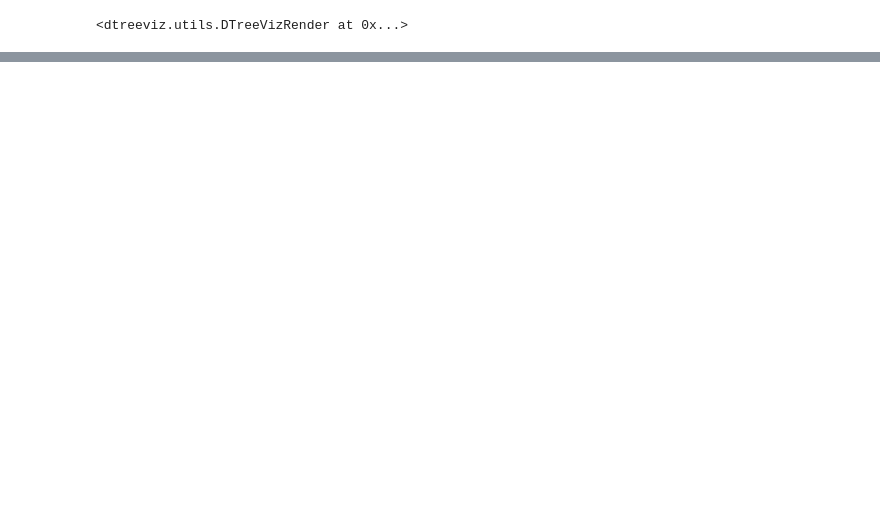
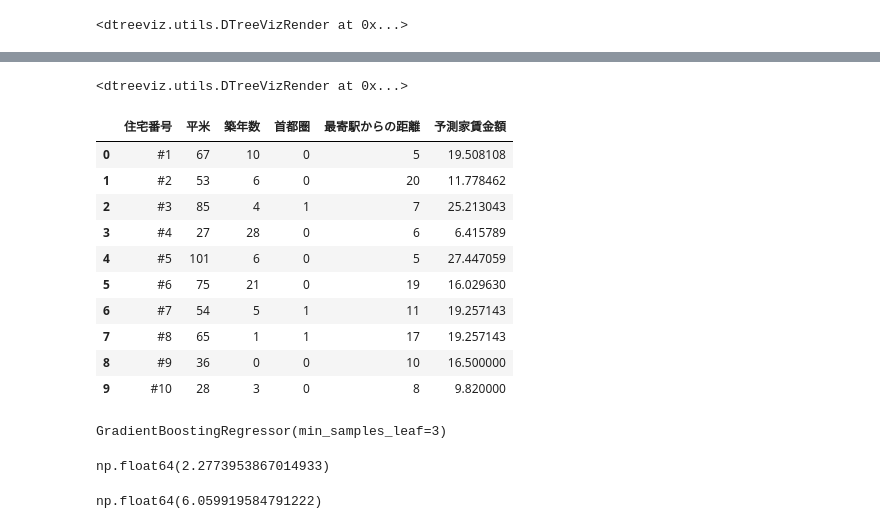
Before and after one commit to itsukikawamu/practice_python, a Jupyter notebook: src/supervised_learning/super_learning.ipynb, the cells around one changed output, grey strips where cells are left out. Saved outputs shown, nothing was run; the diff lists cells and outputs as text; code cells hidden in the pictures; blank space fills up the shorter version.

```diff
--- a/src/supervised_learning/super_learning.ipynb
+++ b/src/supervised_learning/super_learning.ipynb
@@ -61,0 +156,9 @@ viz.view(scale=1.5)
+# %%
+df_reg = pd.read_excel("家賃データ.xlsx", index_col="住宅番号")
+
+X = df_reg[["平米", "築年数", "首都圏", "最寄駅からの距離"]]
+y = df_reg["Result"]
+X_train, X_test, y_train, y_test = train_test_split(
+    X, y, test_size=0.3
+)
+df_reg.head()
@@ -61,0 +173,4 @@ viz.view(scale=1.5)
+# %%
+from sklearn.tree import DecisionTreeRegressor
+model = DecisionTreeRegressor(max_depth=4, min_samples_leaf=5)
+model.fit(X_train, y_train)
@@ -61,0 +203,56 @@ viz.view(scale=1.5)
+# %%
+viz = dtreeviz.model(model,
+                X_train, y_train,
+                feature_names=["ha", "old", "city", "near"],
+                target_name="Result",
+                )
+viz.view()
+# %% [output]
+<dtreeviz.utils.DTreeVizRender at 0x...>
+# %%
+df_reg_p = pd.read_excel("家賃データ予測用.xlsx")
+df_reg_p_x = df_reg_p[["平米", "築年数", "首都圏", "最寄駅からの距離"]]
+pred = model.predict(df_reg_p_x)
+df_reg_p["予測家賃金額"] = pred
+df_reg_p
+# %% [output]
+|  | 住宅番号 | 平米 | 築年数 | 首都圏 | 最寄駅からの距離 | 予測家賃金額 |
+| 0 | #1 | 67 | 10 | 0 | 5 | 19.508108 |
+| 1 | #2 | 53 | 6 | 0 | 20 | 11.778462 |
+| 2 | #3 | 85 | 4 | 1 | 7 | 25.213043 |
+| 3 | #4 | 27 | 28 | 0 | 6 | 6.415789 |
+| 4 | #5 | 101 | 6 | 0 | 5 | 27.447059 |
+| 5 | #6 | 75 | 21 | 0 | 19 | 16.029630 |
+| 6 | #7 | 54 | 5 | 1 | 11 | 19.257143 |
+| 7 | #8 | 65 | 1 | 1 | 17 | 19.257143 |
+| 8 | #9 | 36 | 0 | 0 | 10 | 16.500000 |
+| 9 | #10 | 28 | 3 | 0 | 8 | 9.820000 |
+# %%
+#SVM
+from sklearn.svm import SVR
+model = SVR()
+model.fit(X_train, y_train)
+
+#ランダムフォレスト
+from sklearn.ensemble import RandomForestRegressor
+model = RandomForestRegressor(max_depth=4)
+model.fit(X_train, y_train)
+
+#勾配ブースティング
+from sklearn.ensemble import GradientBoostingRegressor
+model = GradientBoostingRegressor(min_samples_leaf=3)
+model.fit(X_train, y_train)
+# %% [output]
+GradientBoostingRegressor(min_samples_leaf=3)
+# %%
+y_pred_train = model.predict(X_train)
+MSE = mean_squared_error(y_train, y_pred_train)
+MSE #学習データの誤差
+# %% [output]
+np.float64(2.2773953867014933)
+# %%
+y_pred = model.predict(X_test)
+MSE = mean_squared_error(y_test, y_pred)
+MSE #テストデータの誤差
+# %% [output]
+np.float64(6.059919584791222)
```
Also changed, not shown: parts of 16 cells of this notebook.
